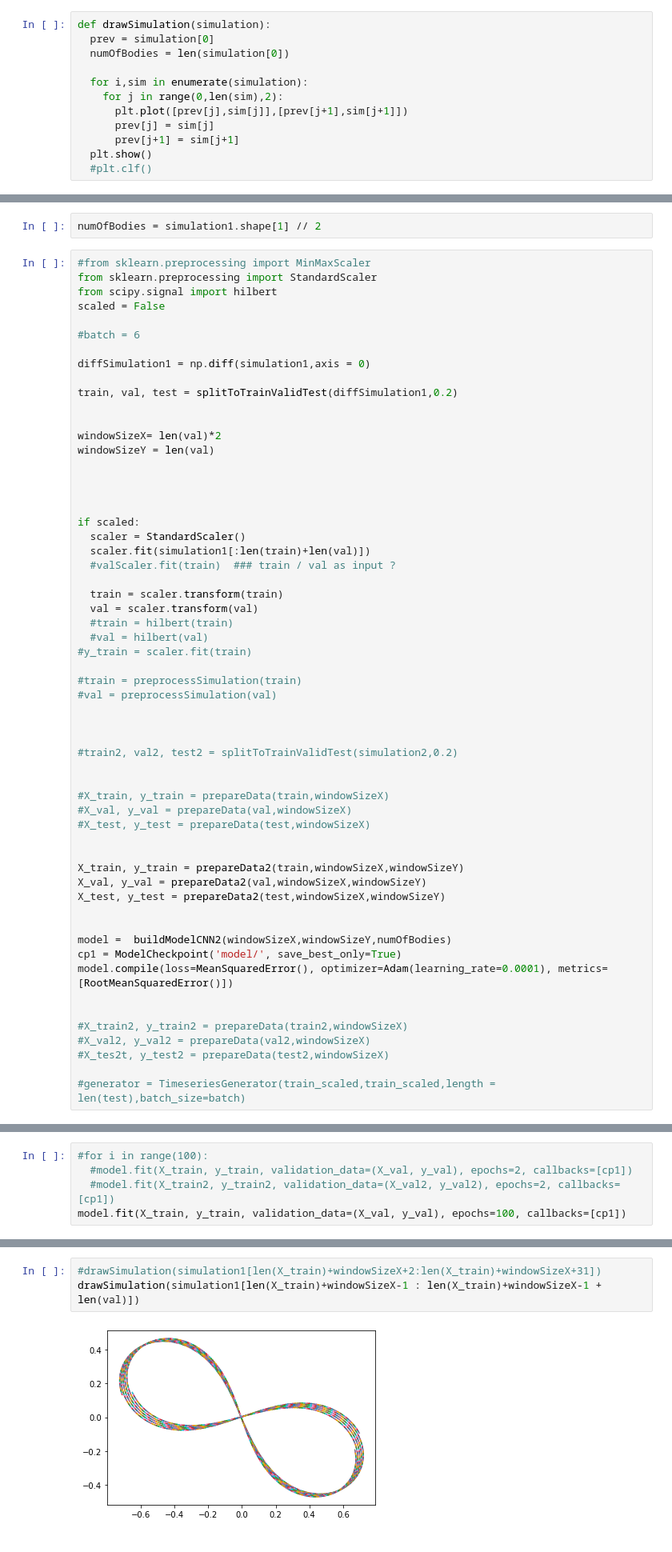
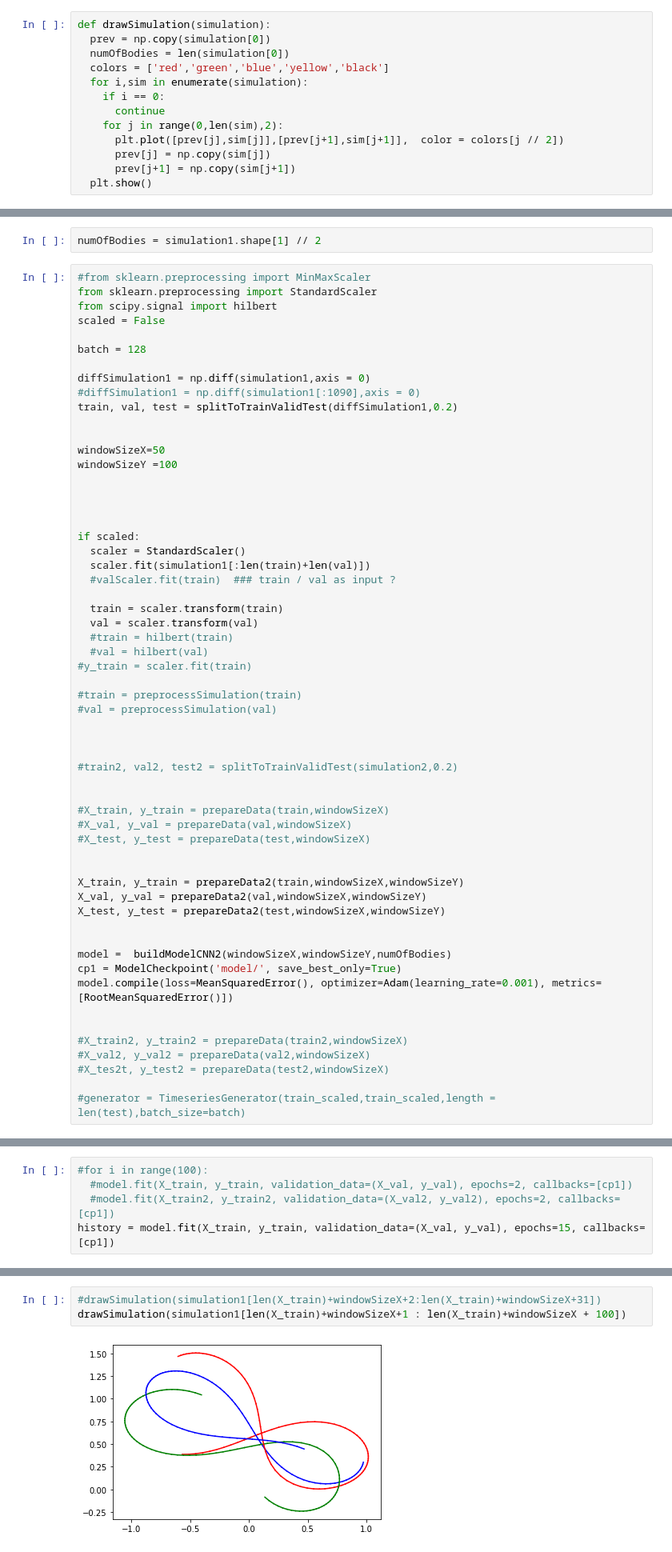
Before and after one commit to tuphr2234/ChaosPrediction, a Jupyter notebook: ThreeBodySimulation_(3).ipynb, the cells around one changed output, grey strips where cells are left out. Shown at 80% size. Cells and saved outputs as stored; diff of their text form.

```diff
--- a/ThreeBodySimulation_(3).ipynb
+++ b/ThreeBodySimulation_(3).ipynb
@@ -148,14 +173,15 @@ def splitToTrainValidTest(dataset,testPercentage):
   return train_set,val_set,test_set
 # %%
 def drawSimulation(simulation):
-  prev = simulation[0]
+  prev = np.copy(simulation[0])
   numOfBodies = len(simulation[0])
-
+  colors = ['red','green','blue','yellow','black']
   for i,sim in enumerate(simulation):
+    if i == 0:
+      continue
     for j in range(0,len(sim),2):
-      plt.plot([prev[j],sim[j]],[prev[j+1],sim[j+1]])
-      prev[j] = sim[j]
-      prev[j+1] = sim[j+1]
+      plt.plot([prev[j],sim[j]],[prev[j+1],sim[j+1]],  color = colors[j // 2])
+      prev[j] = np.copy(sim[j])
+      prev[j+1] = np.copy(sim[j+1])
   plt.show()
-  #plt.clf()
 # %%
@@ -267,15 +344,15 @@ from sklearn.preprocessing import StandardScaler
 from scipy.signal import hilbert
 scaled = False
 
-#batch = 6
+batch = 128
 
 diffSimulation1 = np.diff(simulation1,axis = 0)
-
+#diffSimulation1 = np.diff(simulation1[:1090],axis = 0)
 train, val, test = splitToTrainValidTest(diffSimulation1,0.2)
 
 
-windowSizeX= len(val)*2
-windowSizeY = len(val)
+windowSizeX=50
+windowSizeY =100
 
 
 
@@ -311,7 +388,7 @@ X_test, y_test = prepareData2(test,windowSizeX,windowSizeY)
 
 model =  buildModelCNN2(windowSizeX,windowSizeY,numOfBodies)
 cp1 = ModelCheckpoint('model/', save_best_only=True)
-model.compile(loss=MeanSquaredError(), optimizer=Adam(learning_rate=0.0001), metrics=[RootMeanSquaredError()])
+model.compile(loss=MeanSquaredError(), optimizer=Adam(learning_rate=0.001), metrics=[RootMeanSquaredError()])
 
 
 #X_train2, y_train2 = prepareData(train2,windowSizeX)
@@ -341,5 +425,5 @@ _________________________________________________________________
 #for i in range(100):
   #model.fit(X_train, y_train, validation_data=(X_val, y_val), epochs=2, callbacks=[cp1])
   #model.fit(X_train2, y_train2, validation_data=(X_val2, y_val2), epochs=2, callbacks=[cp1])
-model.fit(X_train, y_train, validation_data=(X_val, y_val), epochs=100, callbacks=[cp1])
+history = model.fit(X_train, y_train, validation_data=(X_val, y_val), epochs=15, callbacks=[cp1])
 # %% [output]
@@ -442,8 +537,8 @@ plt.plot(disArr)
 # %%
 #drawSimulation(simulation1[len(X_train)+windowSizeX+2:len(X_train)+windowSizeX+31])
-drawSimulation(simulation1[len(X_train)+windowSizeX-1 : len(X_train)+windowSizeX-1 + len(val)])
+drawSimulation(simulation1[len(X_train)+windowSizeX+1 : len(X_train)+windowSizeX + 100])
 # %% [output]
-[figure, old version]
+[figure, new version]
 # %%
 #drawSimulation(listOfPredictionsTrue[1:30])
 drawSimulation(actualPredictions)
```
Also changed, not shown: parts of 21 cells of this notebook.
